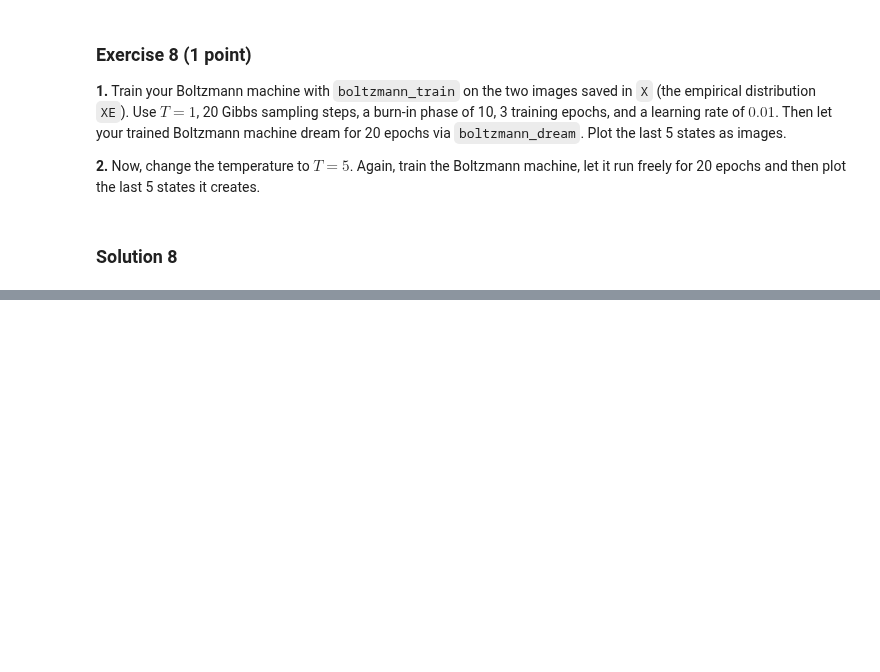
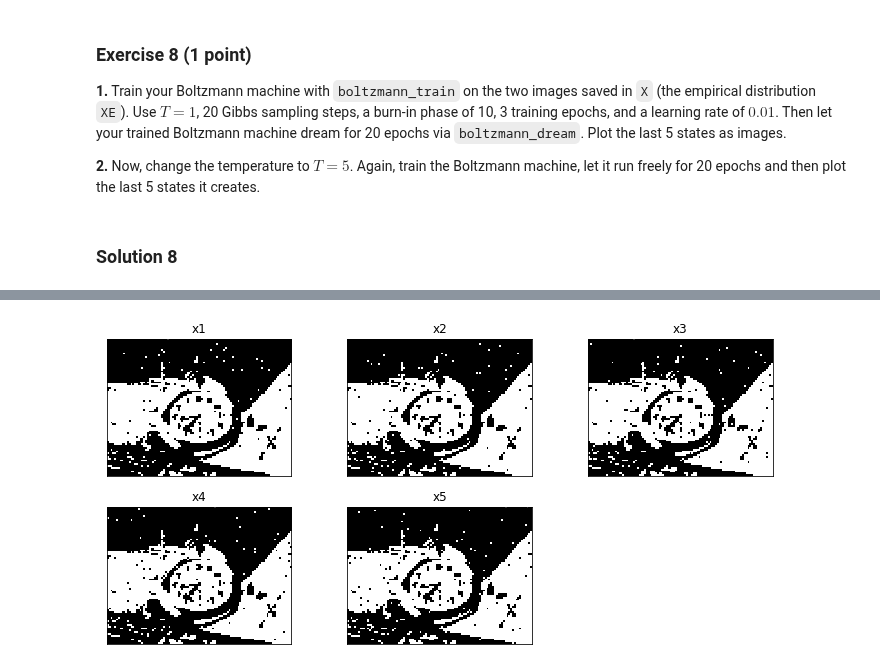
Before and after one commit to AjinkyaIndulkar/neural-networks-1920, a Jupyter notebook: P6 - Energy-Based Models/Chapter_09_boltzmann.ipynb, the cells around one changed output, grey strips where cells are left out. Cells and saved outputs as stored; diff of their text form; code cells hidden in the pictures; blank space fills up the shorter version.

```diff
--- a/P6 - Energy-Based Models/Chapter_09_boltzmann.ipynb
+++ b/P6 - Energy-Based Models/Chapter_09_boltzmann.ipynb
@@ -248,0 +277,6 @@ def boltzmann_dream(w, b, temperature=1.0, n_epochs=20):
+# %%
+# Train Boltzmann machine
+w, b = boltzmann_train(X, n_epochs=20, temperature=5)
+
+# Test Boltzmann machine
+dreams = boltzmann_dream(w, b, temperature=5)
@@ -248,0 +301,5 @@ def boltzmann_dream(w, b, temperature=1.0, n_epochs=20):
+# %%
+# Plot last 5 samples
+plot_samples(dreams)
+# %% [output]
+[figure, added]
```
Also changed, not shown: parts of 20 cells of this notebook.
